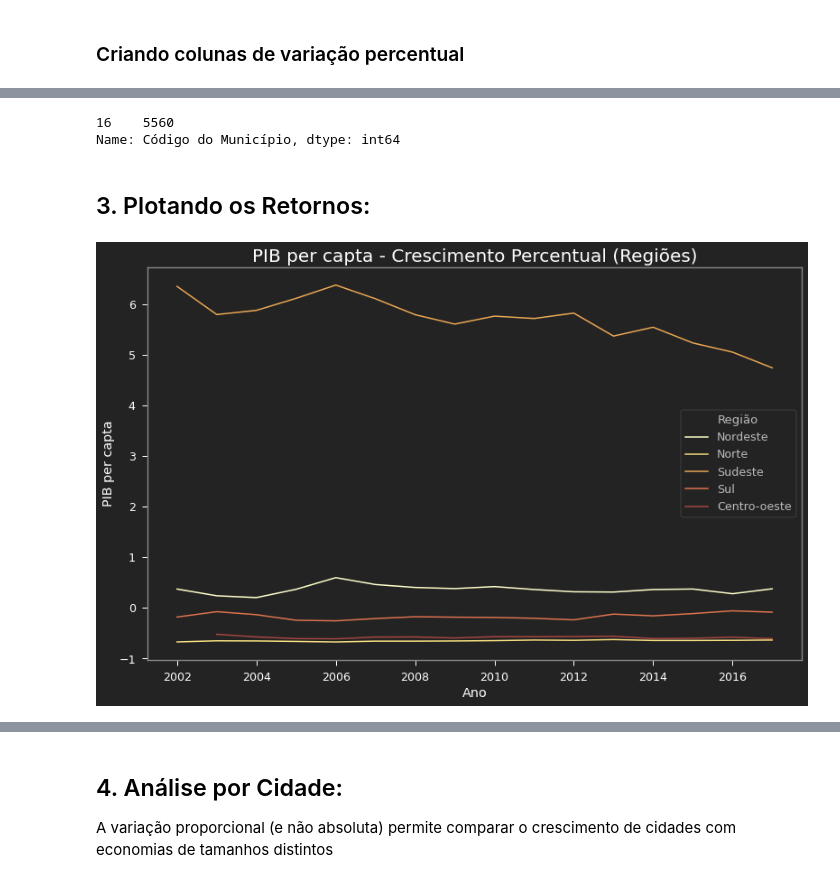
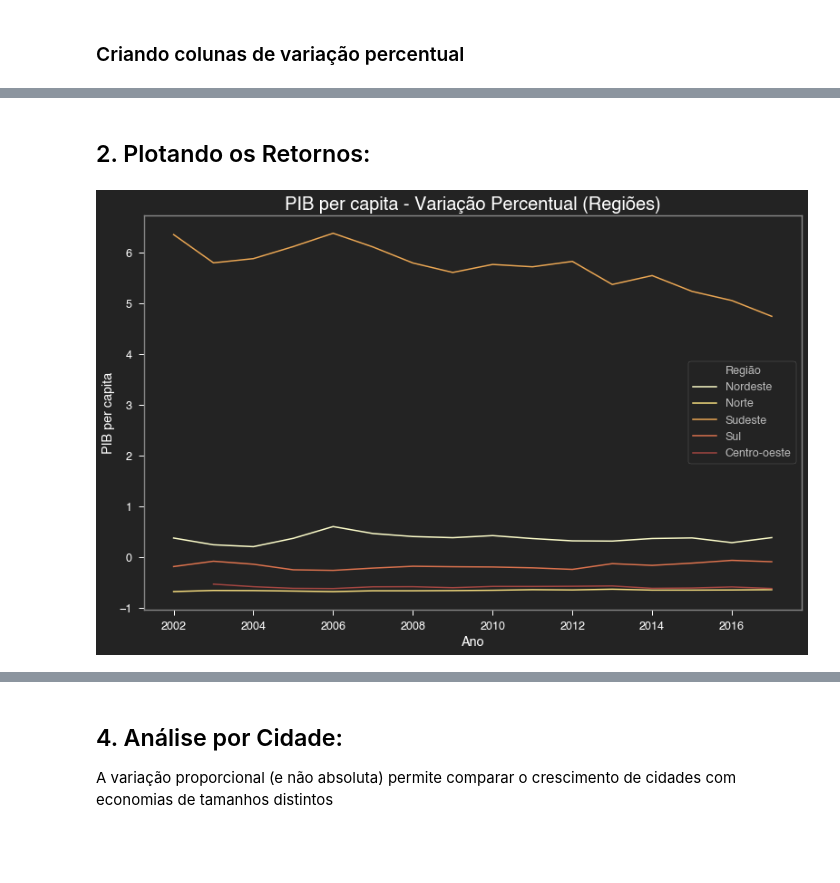
Before and after one commit to danielnrocha/Convergencia_PIB_Municipios, a Jupyter notebook: ConvergenciaMunicipios.ipynb, the cells around one changed output, grey strips where cells are left out. Saved outputs shown, nothing was run; the diff lists cells and outputs as text; code cells hidden in the pictures; blank space fills up the shorter version.

```diff
--- a/ConvergenciaMunicipios.ipynb
+++ b/ConvergenciaMunicipios.ipynb
@@ -65,0 +103,5 @@ pib_cities['População'] = pib_cities['PIB']/pib_cities['PIB per capta']
+# %%
+pib_cities = pib_cities.drop('PIB per capita', axis=1)
+pib_cities = pib_cities.groupby(['Ano', 'Região', 'UF', 'Município'], as_index=False).sum()
+pib_cities['PIB per capita'] = pib_cities['PIB'] / pib_cities['População']
+pib_cities
@@ -66,6 +122,8 @@ pib_cities['População'] = pib_cities['PIB']/pib_cities['PIB per capta']
 # %% [markdown]
 ### Criando colunas de variação percentual
+# %%
+pib_cities.sort_values(['Município','UF','Ano'],inplace=True,ignore_index=True)
 # %%
 pib_cities['Região']
-for i in ['PIB per capta','Valor adicionado','PIB','População']:
-    pib_cities['PC_'+i.split(' ')[-1]] = pib_cities.groupby('Município')[i].apply(pd.Series.pct_change)
+for i in ['PIB per capita','Valor adicionado','PIB','População']:
+    pib_cities['PC_'+i.split(' ')[-1]] = pib_cities.groupby(['Município','UF'])[i].apply(pd.Series.pct_change)
@@ -94,3 +129,0 @@ Int64Index([5003900, 5104542, 5104526, 2200954, 2206720, 1504752, 4220000,
-# %%
-pib_cities = pib_cities[~pib_cities['Código do Município'].isin(codigo)]
-pib_cities
@@ -111,17 +130,12 @@ pib_cities
-# %%
-pib_cities['Código do Município'].value_counts().value_counts()
-# %% [output]
-16    5560
-Name: Código do Município, dtype: int64
 # %% [markdown]
-## 3. Plotando os Retornos:
+## 2. Plotando os Retornos:
 # %%
 cmap = palettable.scientific.sequential.LaJolla_7.hex_colors[:-2]
-agg=pib_cities.groupby(['Ano','Região']).sum()[['PIB per capta','Valor adicionado','PIB','População']].reset_index()
-data=agg[['PIB per capta','Valor adicionado','PIB','População']].pct_change().dropna()
+agg=pib_cities.groupby(['Ano','Região']).sum()[['PIB per capita','Valor adicionado','PIB','População']].reset_index().copy()
+data=agg[['PIB per capita','Valor adicionado','PIB','População']].pct_change().dropna().copy()
 data.insert(0,'Ano',agg['Ano'])
 data.insert(1,'Região',agg['Região'])
-sns.lineplot(data=data,x='Ano',y='PIB per capta',hue='Região',palette=cmap)
-plt.title('PIB per capta - Crescimento Percentual (Regiões)');
+sns.lineplot(data=data,x='Ano',y='PIB per capita',hue='Região',palette=cmap)
+plt.title('PIB per capita - Variação Percentual (Regiões)');
 # %% [output]
-[figure, old version]
+[figure, new version]
```
Also changed, not shown: parts of 24 cells of this notebook, 1 other file.
